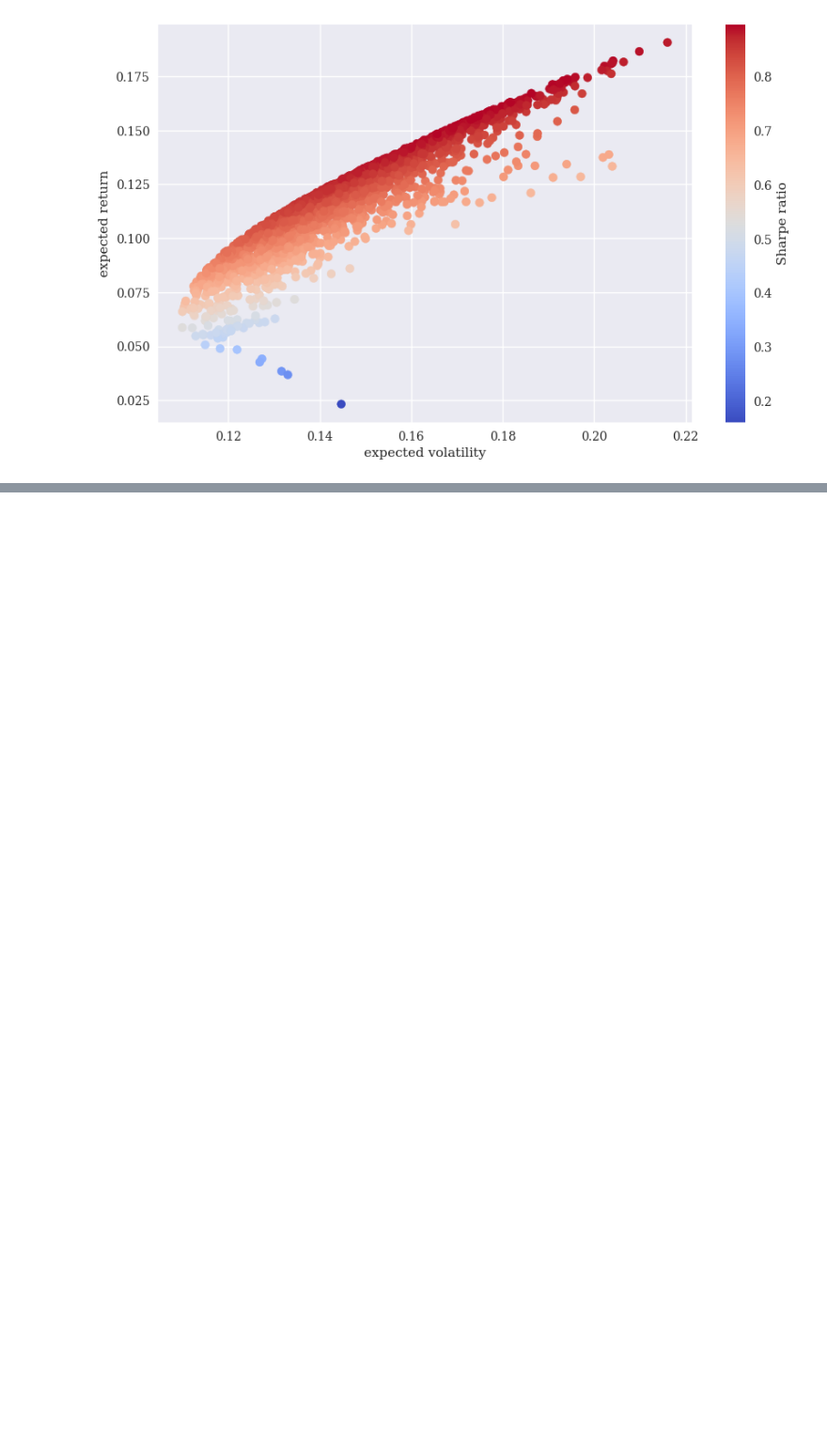
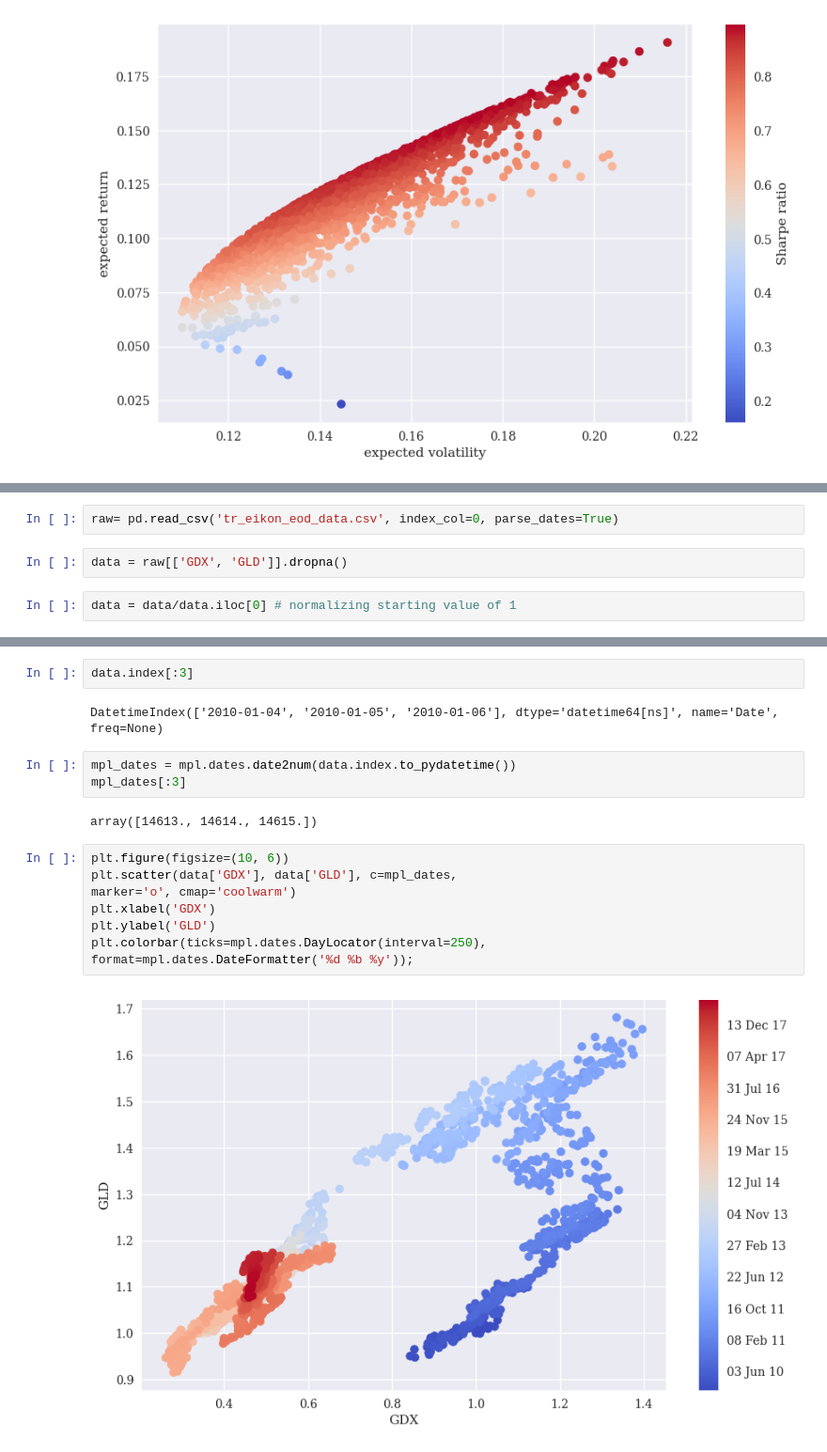
Before and after one commit to Youngsoo1024/Python_Finance, a Jupyter notebook: Chap13/ch13_test.ipynb, the cells around one changed output, grey strips where cells are left out. Shown at 94% size. Cells and saved outputs as stored; diff of their text form; blank space fills up the shorter version.

Commit message:
p483 on gram17
FXCM account is not available in US so pass Ch14.
Ch13 fin and Ch15 start

```diff
--- a/Chap13/ch13_test.ipynb
+++ b/Chap13/ch13_test.ipynb
@@ -472,0 +721,6 @@ Figure 13-12. Expected return and volatility for random portfolio weights
+# %%
+raw= pd.read_csv('tr_eikon_eod_data.csv', index_col=0, parse_dates=True)
+# %%
+data = raw[['GDX', 'GLD']].dropna()
+# %%
+data = data/data.iloc[0] # normalizing starting value of 1
@@ -472,0 +751,19 @@ Figure 13-12. Expected return and volatility for random portfolio weights
+# %%
+data.index[:3]
+# %% [output]
+DatetimeIndex(['2010-01-04', '2010-01-05', '2010-01-06'], dtype='datetime64[ns]', name='Date', freq=None)
+# %%
+mpl_dates = mpl.dates.date2num(data.index.to_pydatetime())
+mpl_dates[:3]
+# %% [output]
+array([14613., 14614., 14615.])
+# %%
+plt.figure(figsize=(10, 6))
+plt.scatter(data['GDX'], data['GLD'], c=mpl_dates,
+marker='o', cmap='coolwarm')
+plt.xlabel('GDX')
+plt.ylabel('GLD')
+plt.colorbar(ticks=mpl.dates.DayLocator(interval=250),
+format=mpl.dates.DateFormatter('%d %b %y'));
+# %% [output]
+[figure, added]
```
Also changed, not shown: parts of 150 cells of this notebook, 2 other files.
